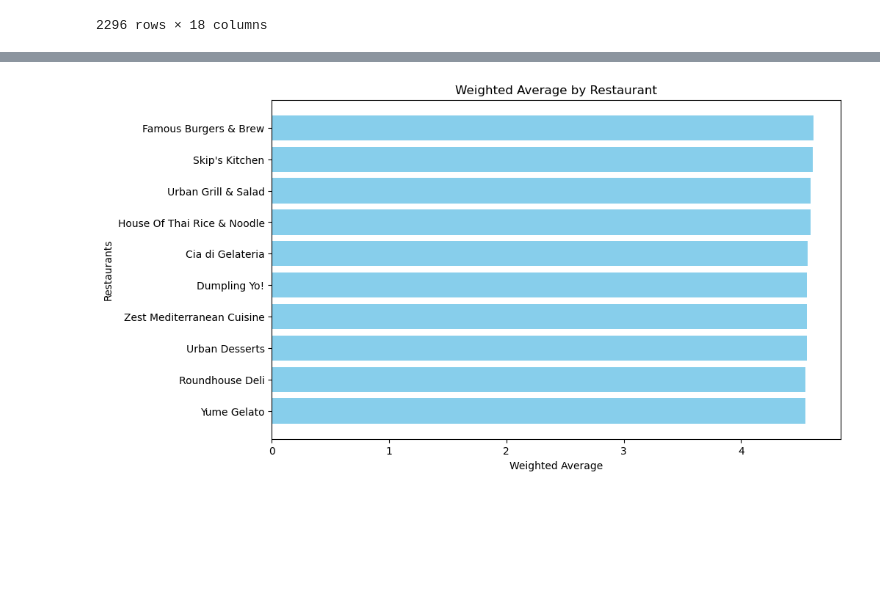
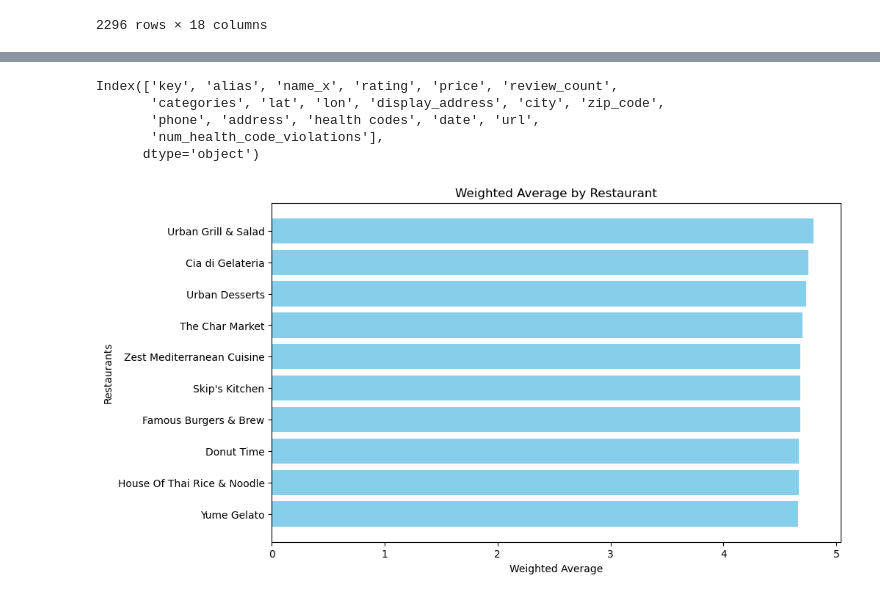
Before and after one commit to AlanPhan1999/207Final, a Jupyter notebook: Final.ipynb, the cells around one changed output, grey strips where cells are left out. Cells and saved outputs as stored; diff of their text form; code cells hidden in the pictures; blank space fills up the shorter version.

```diff
--- a/Final.ipynb
+++ b/Final.ipynb
@@ -213,0 +220,2 @@ check
+# %%
+cat_split = check.explode('categories')
@@ -240,0 +281,26 @@ plt.show()
+# %%
+agg = {
+    'rating': lambda x : x.mean(),
+    'review_count' : lambda x : x.sum()
+
+}
+df = cat_split.groupby('categories').agg(agg).sort_values('rating',ascending = False)
+avg_num_reviews = int(df['review_count'].mean())
+avg_review = round(df['rating'].mean(),2)
+
+df = df.assign(avg_review_numbers = 50)
+df = df.assign(avg_review = 3)
+
+df['weighted_average'] = df.apply(lambda row: round((row['avg_review']*row['avg_review_numbers'] + row['rating']*row['review_count'])/(row['avg_review_numbers']+row['review_count']),2),axis=1)
+
+
+low_10_cat = df.sort_values('weighted_average', ascending=False).tail(10).reset_index()
+
+plt.figure(figsize=(10, 6))
+plt.barh(low_10_cat['categories'].apply(lambda x: ''.join(x)), low_10_cat['weighted_average'], color='skyblue')
+plt.xlabel('Weighted Average')
+plt.ylabel('Categories')
+plt.title('Top 10 Lowest Weighted Average by Category')
+plt.gca().invert_yaxis()  # Invert y-axis for better readability
+plt.savefig('Images/Lowest_Category_graph.jpg',bbox_inches='tight')
+plt.show()
@@ -241,32 +315,44 @@ plt.show()
+# %%
+check.columns
+# %% [output]
+Index(['key', 'alias', 'name_x', 'rating', 'price', 'review_count',
+       'categories', 'lat', 'lon', 'display_address', 'city', 'zip_code',
+       'phone', 'address', 'health codes', 'date', 'url',
+       'num_health_code_violations'],
+      dtype='object')
 # %%
 agg2 = {
     'rating' : lambda x : x.mean(),
     'review_count' : lambda x : x.sum(),
-    'price' : 'first'
-
+    'price' : 'first',
+    'key' : 'first',
+    'alias' : 'first',
+    'lat' : 'first',
+    'lon' : 'first',
+    'zip_code' : 'first'
 }
 df2 = check.groupby('name_x').agg(agg2).sort_values('review_count', ascending=False)
 
 avg_num_reviews2 = int(df['review_count'].mean())
 avg_review2 = round(df['rating'].mean(),2)
 
-df2 = df2.assign(avg_review_numbers = avg_num_reviews2)
-df2 = df2.assign(avg_review = avg_review2)
+df2 = df2.assign(avg_review_numbers = 50)
+df2 = df2.assign(avg_review = 4)
 
 df2['weighted_average'] = df2.apply(lambda row: round((row['avg_review']*row['avg_review_numbers'] + row['rating']*row['review_count'])/(row['avg_review_numbers']+row['review_count']),2),axis=1)
 
 df2 = df2.sort_values('weighted_average', ascending=False).head(10).reset_index()
 
 plt.figure(figsize=(10, 6))
 plt.barh(df2['name_x'], df2['weighted_average'], color='skyblue')
 plt.xlabel('Weighted Average')
 plt.ylabel('Restaurants')
 plt.title('Weighted Average by Restaurant')
 plt.gca().invert_yaxis()  # Invert y-axis for better readability
 plt.savefig('Images/restaurant_rating_graph.jpg', bbox_inches='tight')
 plt.show()
 # %% [output]
-[figure, old version]
+[figure, new version]
 # %%
 #Get number of health codes happening at store
 import ast
```
Also changed, not shown: parts of 21 cells of this notebook, 10 other files.
